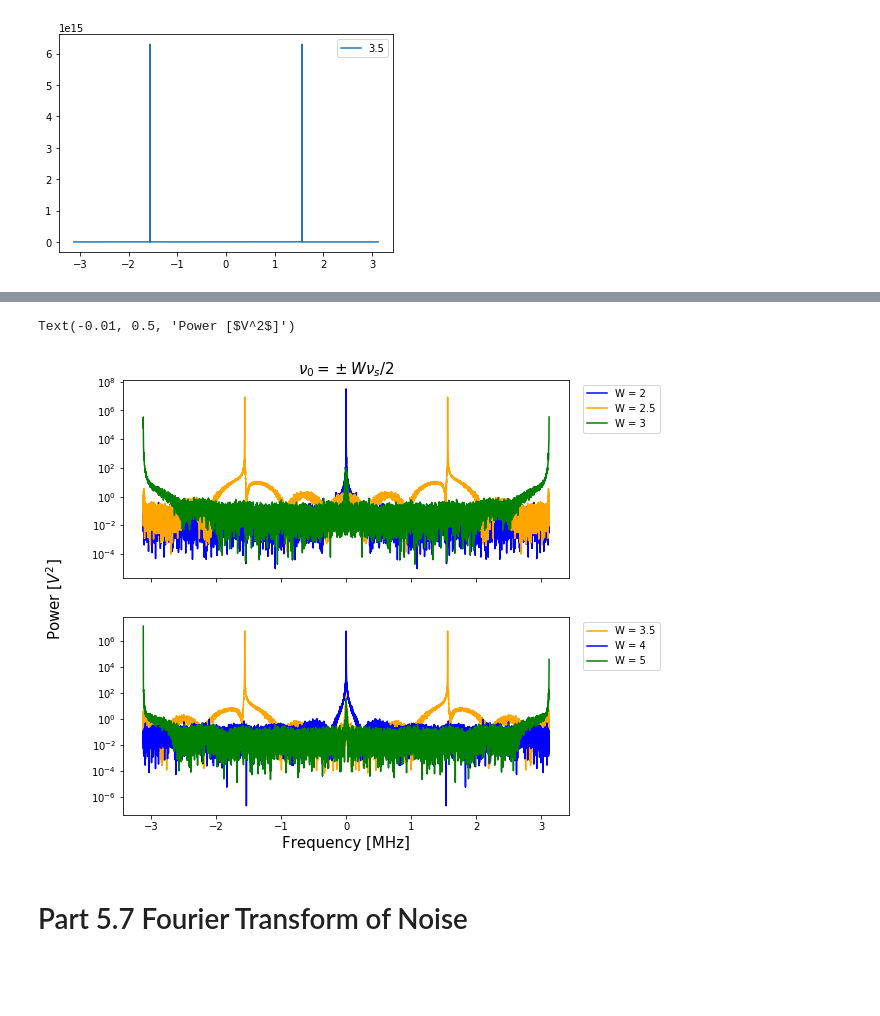
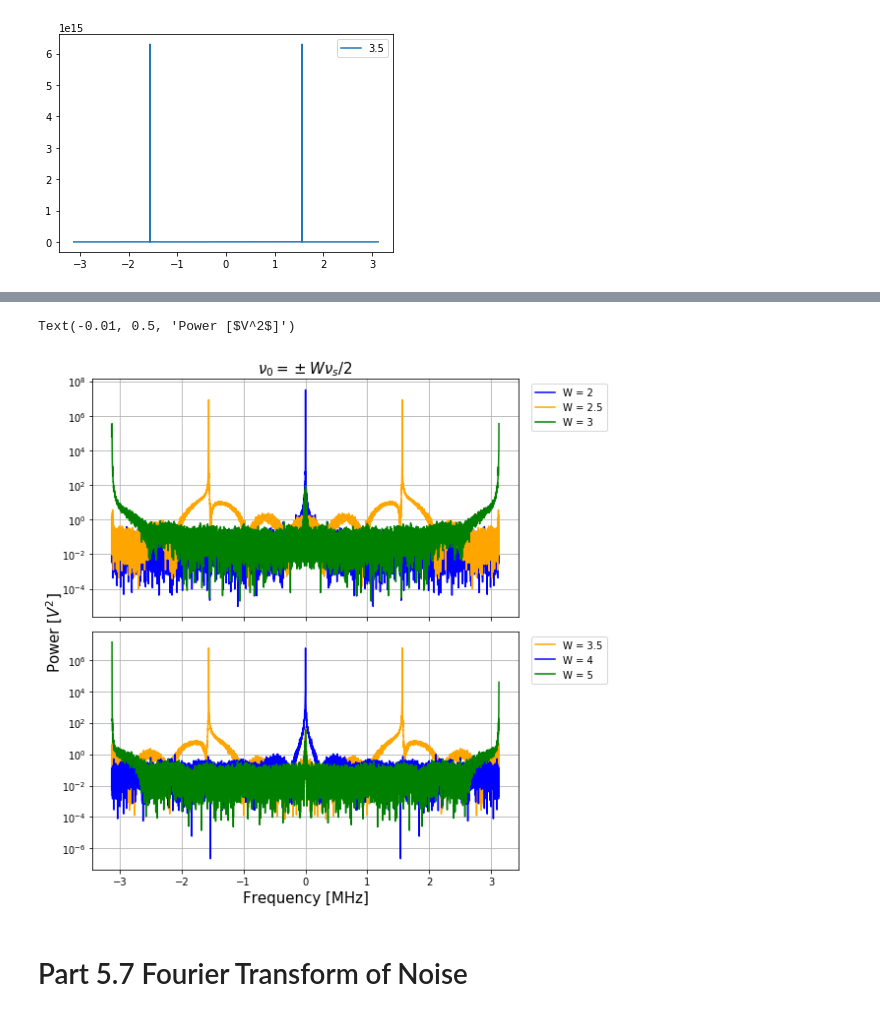
Before and after one commit to James11222/radiolab_repo, a Jupyter notebook: lab1/Emily/Lab1.ipynb, the cells around one changed output, grey strips where cells are left out. Drawn from its saved outputs; the diff is of its cells as text; code cells hidden in the pictures; blank space fills up the shorter version.

```diff
--- a/lab1/Emily/Lab1.ipynb
+++ b/lab1/Emily/Lab1.ipynb
@@ -356,34 +441,37 @@ plt.show()
 fig, ax = plt.subplots(2, 1, figsize=(8,8), sharex='col')
 
 nyquist_window = [1, -2, 2]
 freq = np.fft.fftshift(np.fft.fftfreq(16000, d=1/6.25))
 colors = ["blue", "orange", "green"]
 i = 0
 for window in nyquist_window:
     data = windows[window][0][0][:]
     power_fft = calc_power_fft(data)
     ax[0].plot(freq, power_fft, label='W = ' + labels[window], color=colors[i])
     i += 1
 ax[0].set_yscale('log')
 ax[0].legend(bbox_to_anchor=(1.02, 1.0), loc='upper left')
 ax[0].set_title('$\\nu_0 = \pm W \\nu_s/2$', fontsize=15)
 
 nyquist_window = [-1, 3, 4]
 colors = ["orange", "blue", "green"]
 freq = np.fft.fftshift(np.fft.fftfreq(16000, d=1/6.25))
 i = 0
 for window in nyquist_window:
     data = windows[window][0][0][:]
     power_fft = calc_power_fft(data)
     ax[1].plot(freq, power_fft, label='W = ' + labels[window], color=colors[i])
     i += 1
 ax[1].set_yscale('log')
 ax[1].set_xlabel("Frequency [MHz]", fontsize=15)
 ax[1].legend(bbox_to_anchor=(1.02, 1.0), loc='upper left')
+ax[1].grid()
+ax[0].grid()
+plt.tight_layout()
 fig.text(-0.01, 0.5, 'Power [$V^2$]', va='center', rotation='vertical', fontsize=15)
 # %% [output]
 Text(-0.01, 0.5, 'Power [$V^2$]')
-[figure, old version]
+[figure, new version]
 # %% [markdown]
 # Part 5.7 Fourier Transform of Noise
 # %%
```
Also changed, not shown: parts of 37 cells of this notebook, 1 other file.
